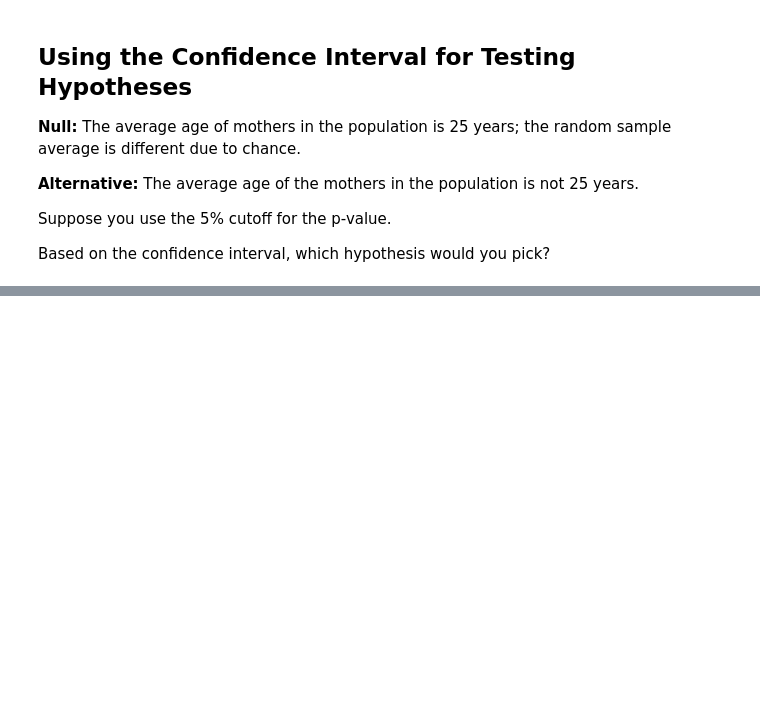
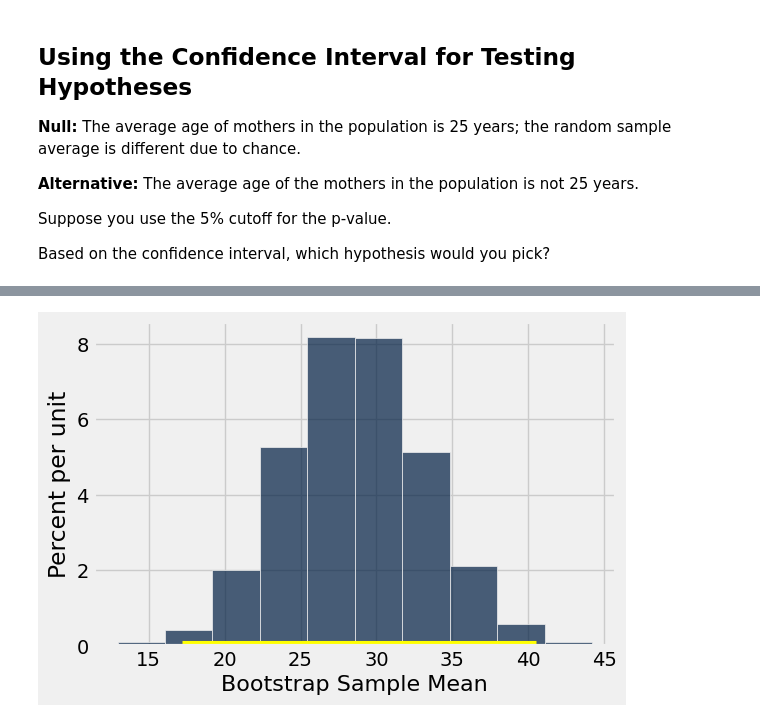
Before and after one commit to austinmohrnwu/24-fall-intro, a Jupyter notebook: lec24/lec24.ipynb, the cells around one changed output, grey strips where cells are left out. Saved outputs shown, nothing was run; the diff lists cells and outputs as text; code cells hidden in the pictures; blank space fills up the shorter version.

```diff
--- a/lec24/lec24.ipynb
+++ b/lec24/lec24.ipynb
@@ -169,0 +204,10 @@ Based on the confidence interval, which hypothesis would you pick?
+# %%
+def one_bootstrap_mean():
+    resample = hodgkins.sample()
+    return np.average(resample.column('drop'))
+# %%
+# Generate 10,000 bootstrap means
+num_repetitions = 10000
+bstrap_means = make_array()
+for i in np.arange(num_repetitions):
+    bstrap_means = np.append(bstrap_means, one_bootstrap_mean())
@@ -169,0 +222,8 @@ Based on the confidence interval, which hypothesis would you pick?
+# %%
+resampled_means = Table().with_columns(
+    'Bootstrap Sample Mean', bstrap_means
+)
+resampled_means.hist()
+plots.plot([left, right], [0, 0], color='yellow', lw=8);
+# %% [output]
+[figure, added]
```
Also changed, not shown: parts of 13 cells of this notebook, 1 other file.
